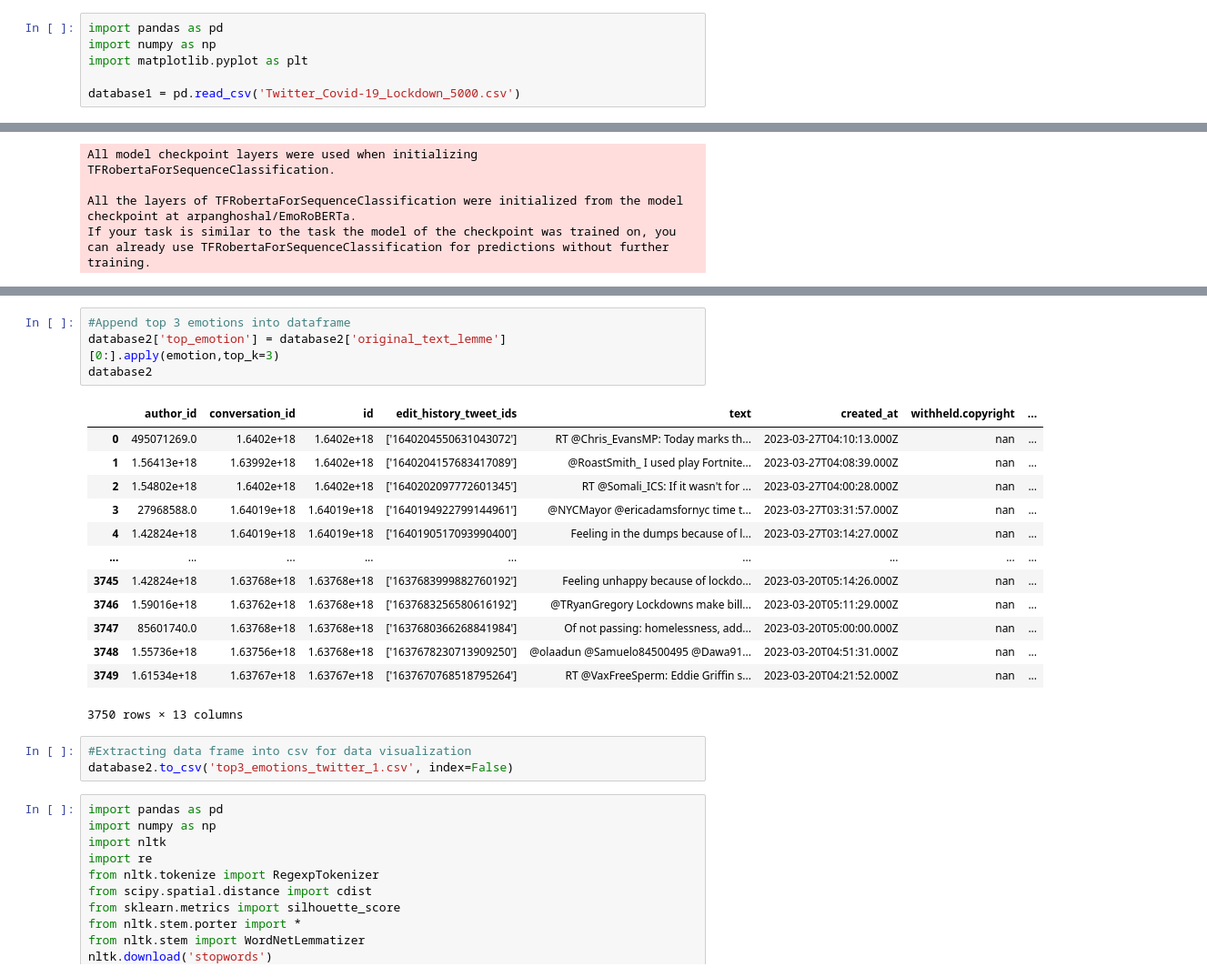
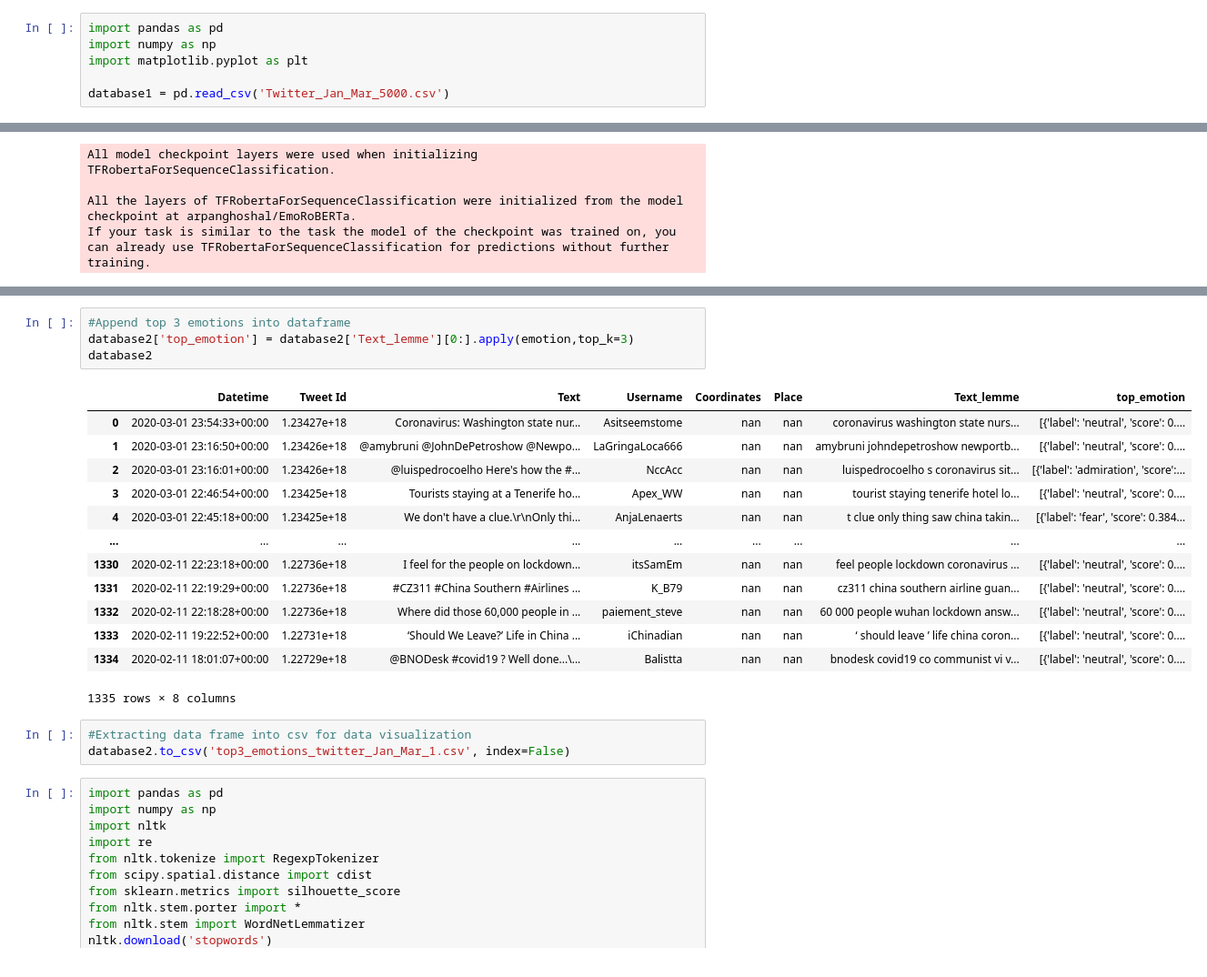
Before and after one commit to jlrqq/covid-19-anti-lockdown-protests, a Jupyter notebook: Twitter_Sentiments_SpecificEmotions/specific_sentiment_emotion.ipynb, the cells around one changed output, grey strips where cells are left out. Shown at 91% size. Cells and saved outputs as stored; diff of their text form.

Commit message:
Updated other 3 twitter dataset with top 3 specific emotions

```diff
--- a/Twitter_Sentiments_SpecificEmotions/specific_sentiment_emotion.ipynb
+++ b/Twitter_Sentiments_SpecificEmotions/specific_sentiment_emotion.ipynb
@@ -327,7 +329,7 @@ import pandas as pd
 import numpy as np
 import matplotlib.pyplot as plt
 
-database1 = pd.read_csv('Twitter_Covid-19_Lockdown_5000.csv')
+database1 = pd.read_csv('Twitter_Jan_Mar_5000.csv')
 # %%
 database2 = database1
 database2 = database2.applymap(str)
@@ -432,24 +401,24 @@ emotion_labels
 # %%
 #Append top 3 emotions into dataframe
-database2['top_emotion'] = database2['original_text_lemme'][0:].apply(emotion,top_k=3)
+database2['top_emotion'] = database2['Text_lemme'][0:].apply(emotion,top_k=3)
 database2
 # %% [output]
-|  | author_id | conversation_id | id | edit_history_tweet_ids | text | created_at | withheld.copyright | ... |
-| 0 | 495071269.0 | 1.6402e+18 | 1.6402e+18 | ['1640204550631043072'] | RT @Chris_EvansMP: Today marks th... | 2023-03-27T04:10:13.000Z | nan | ... |
-| 1 | 1.56413e+18 | 1.63992e+18 | 1.6402e+18 | ['1640204157683417089'] | @RoastSmith_ I used play Fortnite... | 2023-03-27T04:08:39.000Z | nan | ... |
-| 2 | 1.54802e+18 | 1.6402e+18 | 1.6402e+18 | ['1640202097772601345'] | RT @Somali_ICS: If it wasn't for ... | 2023-03-27T04:00:28.000Z | nan | ... |
-| 3 | 27968588.0 | 1.64019e+18 | 1.64019e+18 | ['1640194922799144961'] | @NYCMayor @ericadamsfornyc time t... | 2023-03-27T03:31:57.000Z | nan | ... |
-| 4 | 1.42824e+18 | 1.64019e+18 | 1.64019e+18 | ['1640190517093990400'] | Feeling in the dumps because of l... | 2023-03-27T03:14:27.000Z | nan | ... |
+|  | Datetime | Tweet Id | Text | Username | Coordinates | Place | Text_lemme | top_emotion |
+| 0 | 2020-03-01 23:54:33+00:00 | 1.23427e+18 | Coronavirus: Washington state nur... | Asitseemstome | nan | nan | coronavirus washington state nurs... | [{'label': 'neutral', 'score': 0.... |
+| 1 | 2020-03-01 23:16:50+00:00 | 1.23426e+18 | @amybruni @JohnDePetroshow @Newpo... | LaGringaLoca666 | nan | nan | amybruni johndepetroshow newportb... | [{'label': 'neutral', 'score': 0.... |
+| 2 | 2020-03-01 23:16:01+00:00 | 1.23426e+18 | @luispedrocoelho Here's how the #... | NccAcc | nan | nan | luispedrocoelho s coronavirus sit... | [{'label': 'admiration', 'score':... |
+| 3 | 2020-03-01 22:46:54+00:00 | 1.23425e+18 | Tourists staying at a Tenerife ho... | Apex_WW | nan | nan | tourist staying tenerife hotel lo... | [{'label': 'neutral', 'score': 0.... |
+| 4 | 2020-03-01 22:45:18+00:00 | 1.23425e+18 | We don't have a clue.\r\nOnly thi... | AnjaLenaerts | nan | nan | t clue only thing saw china takin... | [{'label': 'fear', 'score': 0.384... |
 | ... | ... | ... | ... | ... | ... | ... | ... | ... |
-| 3745 | 1.42824e+18 | 1.63768e+18 | 1.63768e+18 | ['1637683999882760192'] | Feeling unhappy because of lockdo... | 2023-03-20T05:14:26.000Z | nan | ... |
-| 3746 | 1.59016e+18 | 1.63762e+18 | 1.63768e+18 | ['1637683256580616192'] | @TRyanGregory Lockdowns make bill... | 2023-03-20T05:11:29.000Z | nan | ... |
-| 3747 | 85601740.0 | 1.63768e+18 | 1.63768e+18 | ['1637680366268841984'] | Of not passing: homelessness, add... | 2023-03-20T05:00:00.000Z | nan | ... |
-| 3748 | 1.55736e+18 | 1.63756e+18 | 1.63768e+18 | ['1637678230713909250'] | @olaadun @Samuelo84500495 @Dawa91... | 2023-03-20T04:51:31.000Z | nan | ... |
-| 3749 | 1.61534e+18 | 1.63767e+18 | 1.63767e+18 | ['1637670768518795264'] | RT @VaxFreeSperm: Eddie Griffin s... | 2023-03-20T04:21:52.000Z | nan | ... |
+| 1330 | 2020-02-11 22:23:18+00:00 | 1.22736e+18 | I feel for the people on lockdown... | itsSamEm | nan | nan | feel people lockdown coronavirus ... | [{'label': 'neutral', 'score': 0.... |
+| 1331 | 2020-02-11 22:19:29+00:00 | 1.22736e+18 | #CZ311 #China Southern #Airlines ... | K_B79 | nan | nan | cz311 china southern airline guan... | [{'label': 'neutral', 'score': 0.... |
+| 1332 | 2020-02-11 22:18:28+00:00 | 1.22736e+18 | Where did those 60,000 people in ... | paiement_steve | nan | nan | 60 000 people wuhan lockdown answ... | [{'label': 'neutral', 'score': 0.... |
+| 1333 | 2020-02-11 19:22:52+00:00 | 1.22731e+18 | ‘Should We Leave?’ Life in China ... | iChinadian | nan | nan | ‘ should leave ’ life china coron... | [{'label': 'neutral', 'score': 0.... |
+| 1334 | 2020-02-11 18:01:07+00:00 | 1.22729e+18 | @BNODesk #covid19 ? Well done...\... | Balistta | nan | nan | bnodesk covid19 co communist vi v... | [{'label': 'neutral', 'score': 0.... |
-3750 rows × 13 columns
+1335 rows × 8 columns
 # %%
 #Extracting data frame into csv for data visualization
-database2.to_csv('top3_emotions_twitter_1.csv', index=False)
+database2.to_csv('top3_emotions_twitter_Jan_Mar_1.csv', index=False)
 # %%
 import pandas as pd
 import numpy as np
```
Also changed, not shown: parts of 22 cells of this notebook, 3 other files.
